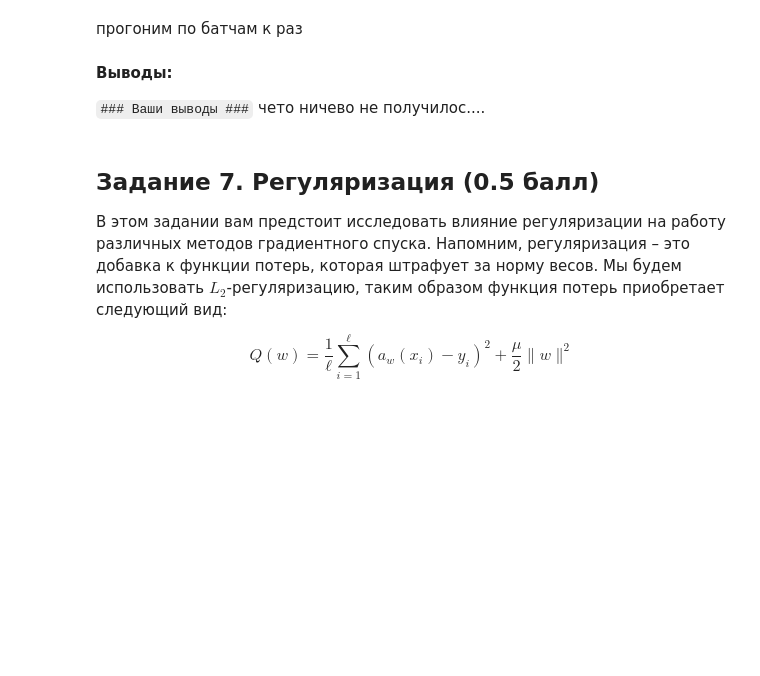
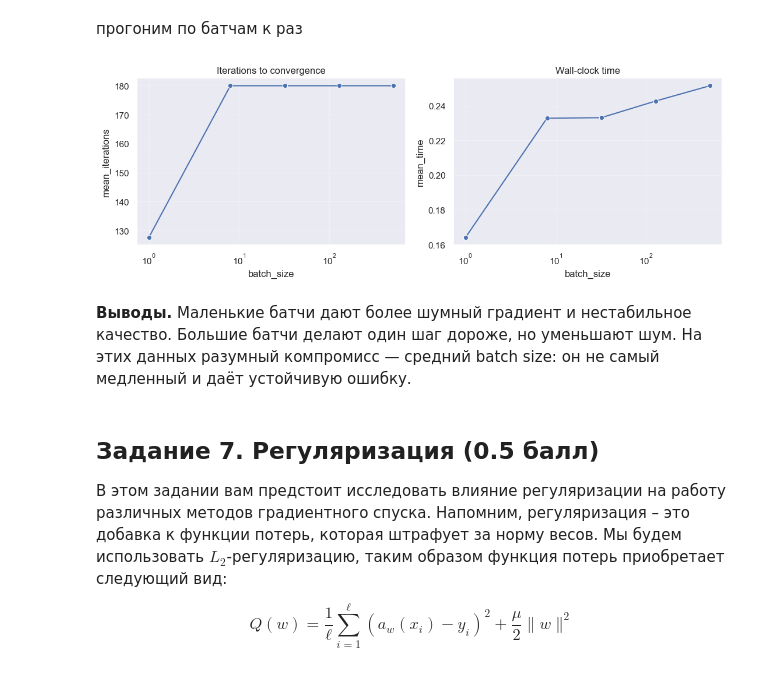
Before and after one commit to mashshaya/Study, a Jupyter notebook: ML-1/HWs/hw2/homework-practice-02-gd-Kovalyova.ipynb, the cells around one changed output. Saved outputs shown, nothing was run; the diff lists cells and outputs as text; code cells hidden in the pictures; blank space fills up the shorter version.

```diff
--- a/ML-1/HWs/hw2/homework-practice-02-gd-Kovalyova.ipynb
+++ b/ML-1/HWs/hw2/homework-practice-02-gd-Kovalyova.ipynb
@@ -647,9 +615,7 @@ for col in categorical:
 # %% [markdown]
 Добавляем в данные единичную колонку `bias`, чтобы не делать отдельные параметр $b$ для свободного члена модели.
 # %%
-data['bias'] = 1
-other += ['bias']
+data['bias'] = 1.0
 
-x = data[categorical + numeric + other]
-y = data['price']
+target = np.log1p(data['price'].to_numpy())
 # %% [markdown]
@@ -786,16 +788,10 @@ plt.show()
 # %%
 import time
 
-X = x_train
-Y = y_train
-
-n_objects, n_features = X.shape
-w_0 = np.zeros(n_features)
-
 batch_sizes = [1, 8, 32, 128, 512]
-k_runs = 10
-step_size = 1e-3
-num_steps = 5000
+k_runs = 5
+num_steps = 180
+lambda_sgd = best_results_5.loc[best_results_5['method'].eq('SGD'), 'lambda'].iloc[0]
 # %% [markdown]
 расчет градиента на мини-батче
 # %%
@@ -808,44 +831,20 @@ def calc_grad_on_batch(X, Y, w, batch_size):
 # %% [markdown]
 прогоним по батчам к раз
 # %%
-if hasattr(X, "toarray"):
-    X = X.toarray()
-X = np.asarray(X)
-Y = np.asarray(Y).reshape(-1)
-
-results = []
-
-for batch_size in batch_sizes:
-    times = []
-    iters = []
-
-    for _ in range(k_runs):
-        w = w_0.copy()
-        start = time.time()
-
-        for i in range(num_steps):
-            grad = calc_grad_on_batch(X, Y, w, batch_size)
-            w -= step_size * grad
-            if np.linalg.norm(grad) < 1e-6:
-                break
-
-        end = time.time()
-        times.append(end - start)
-        iters.append(i + 1)
-
-    results.append({
-        "batch_size": batch_size,
-        "mean_time": np.mean(times),
-        "mean_iters": np.mean(iters)
-    })
-
-results_df = pd.DataFrame(results)
-print(results_df)
+fig, axes = plt.subplots(1, 2, figsize=(11, 4))
+sns.lineplot(data=batch_results, x='batch_size', y='mean_iterations', marker='o', ax=axes[0])
+sns.lineplot(data=batch_results, x='batch_size', y='mean_time', marker='o', ax=axes[1])
+for ax in axes:
+    ax.set_xscale('log')
+    ax.grid(True, alpha=0.3)
+axes[0].set_title('Iterations to convergence')
+axes[1].set_title('Wall-clock time')
+plt.tight_layout()
+plt.show()
+# %% [output]
+[figure, added]
 # %% [markdown]
-**Выводы:**
-
-`### Ваши выводы ###`
-чето ничево не получилос....
+**Выводы.** Маленькие батчи дают более шумный градиент и нестабильное качество. Большие батчи делают один шаг дороже, но уменьшают шум. На этих данных разумный компромисс — средний batch size: он не самый медленный и даёт устойчивую ошибку.
 # %% [markdown]
 ## Задание 7. Регуляризация (0.5 балл)
 
```
Also changed, not shown: parts of 29 cells of this notebook, 29 other files.
